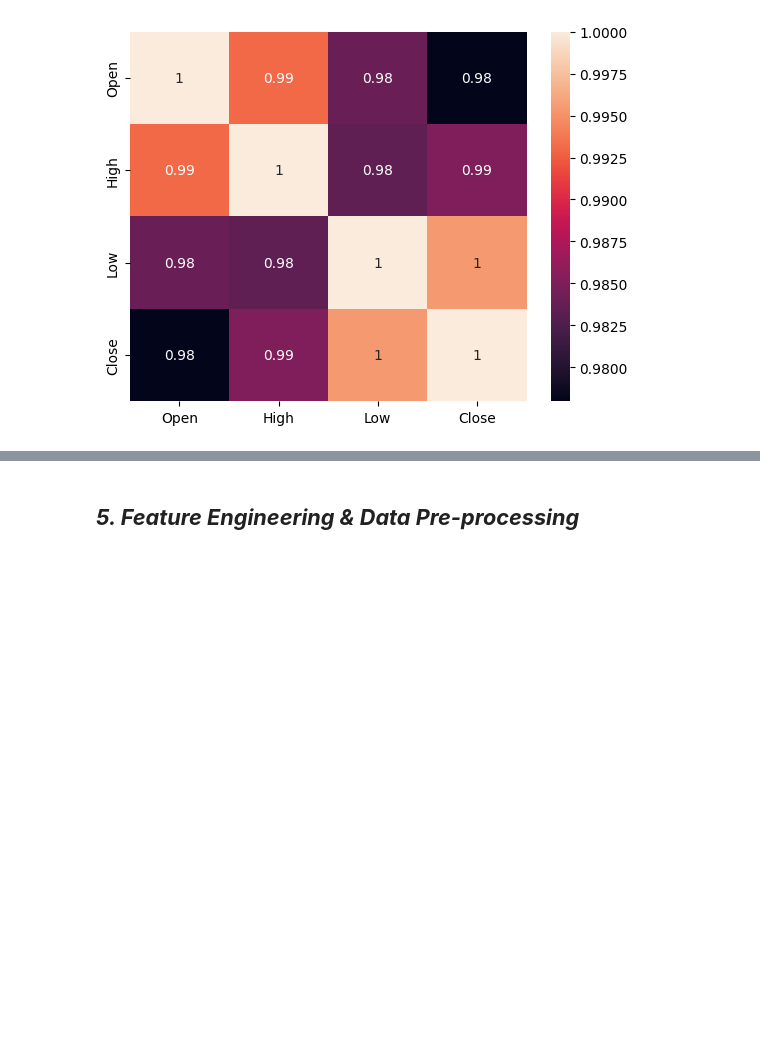
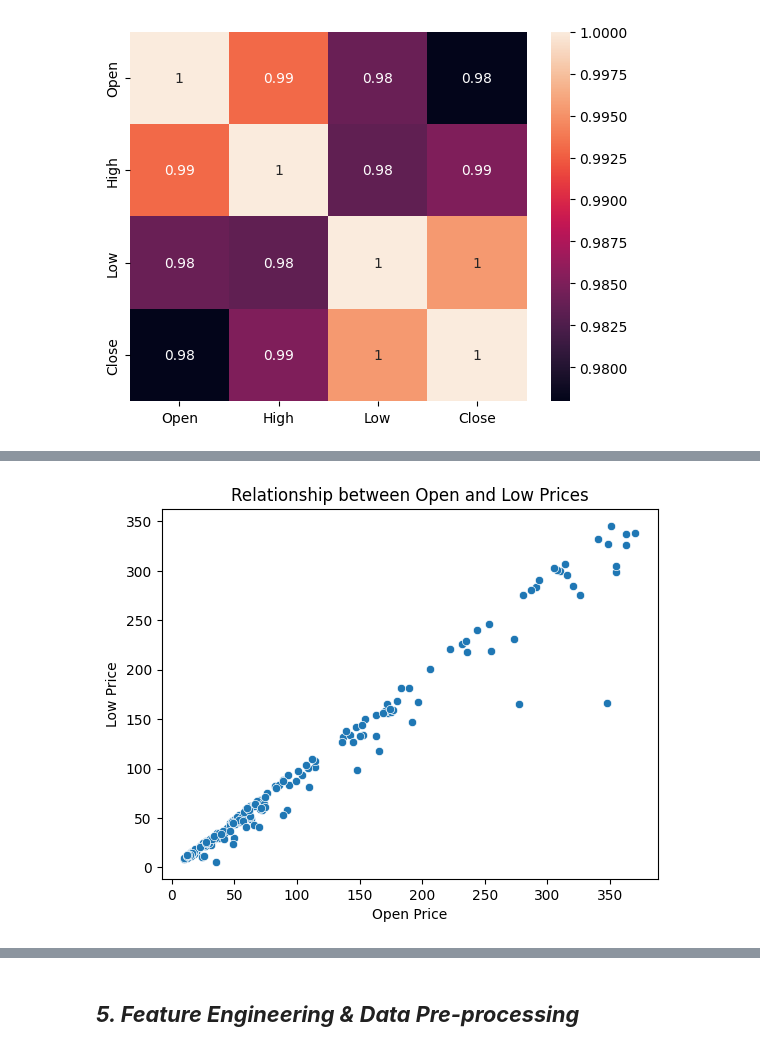
Before and after one commit to Sandeshwebdev1999/EDA_python, a Jupyter notebook: Yes_bank_stock_prediction.ipynb, the cells around one changed output, grey strips where cells are left out. Cells and saved outputs as stored; diff of their text form; code cells hidden in the pictures; blank space fills up the shorter version.

```diff
--- a/Yes_bank_stock_prediction.ipynb
+++ b/Yes_bank_stock_prediction.ipynb
@@ -267,0 +289,9 @@ sns.lmplot(x='Open',y='Low',data=df)
+# %%
+sns.scatterplot(x='Open', y='Low', data=df)
+# Adding title and labels
+plt.title('Relationship between Open and Low Prices')
+plt.xlabel('Open Price')
+plt.ylabel('Low Price')
+plt.show()
+# %% [output]
+[figure, added]
```
Also changed, not shown: parts of 64 cells of this notebook.
